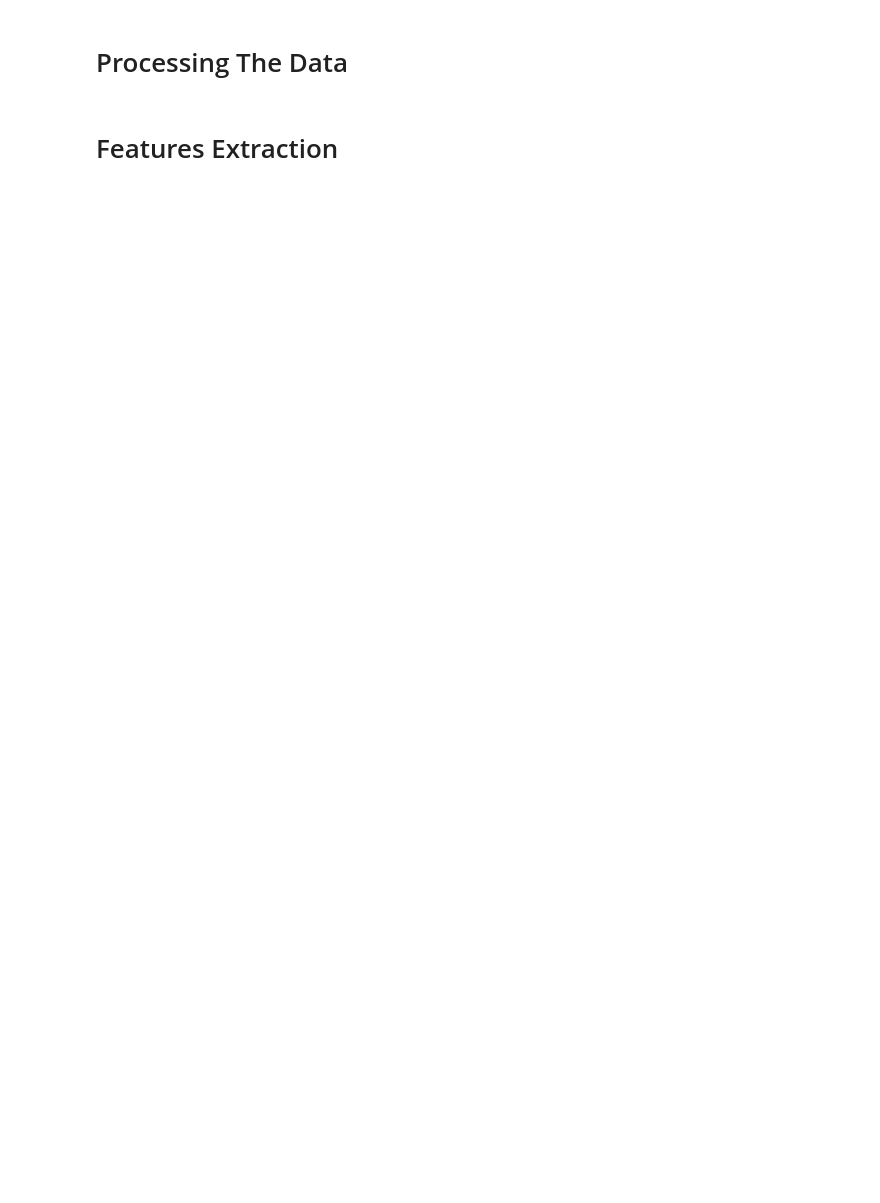
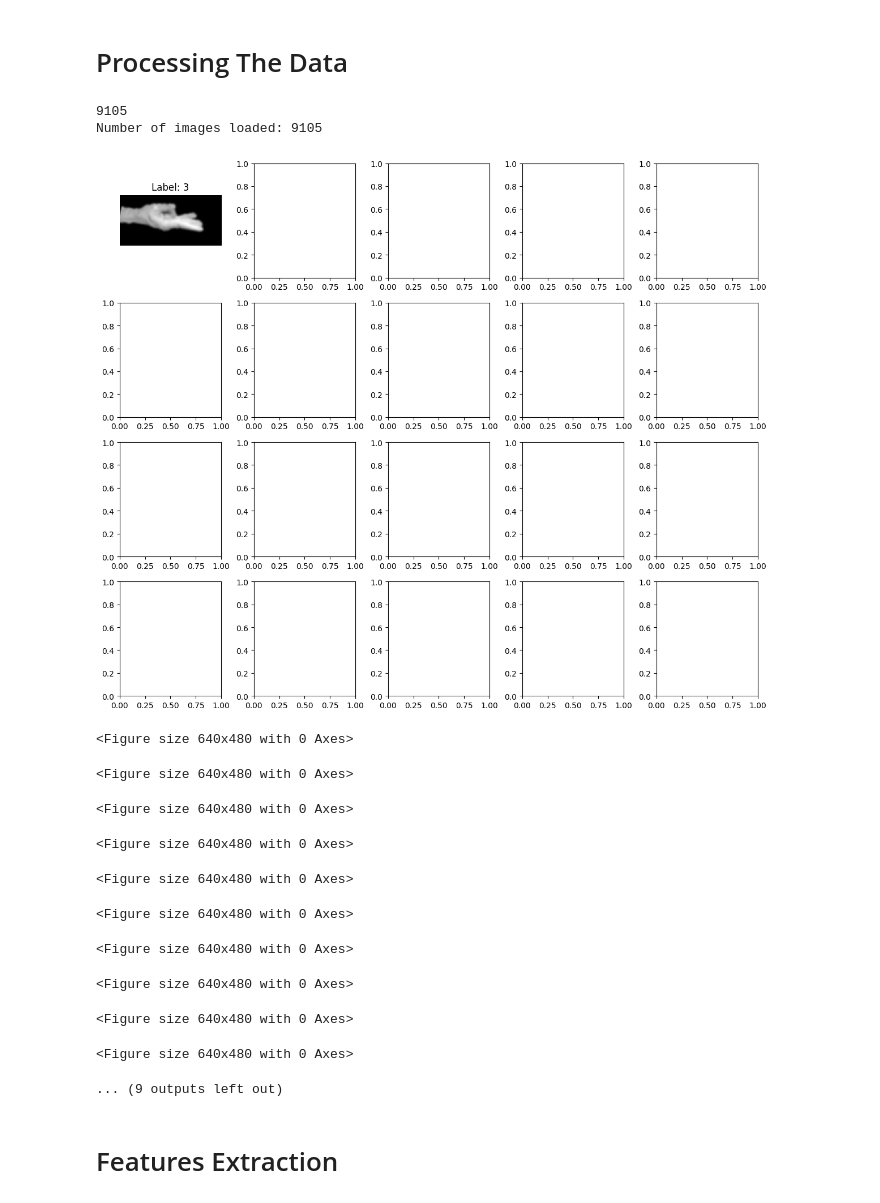
Before and after one commit to Mamdouh-Attia/hand_digit_recognizer, a Jupyter notebook: full_pipeline.ipynb, the cells around one changed output. Drawn from its saved outputs; the diff is of its cells as text; code cells hidden in the pictures; blank space fills up the shorter version.

```diff
--- a/full_pipeline.ipynb
+++ b/full_pipeline.ipynb
@@ -21,23 +23,39 @@ from FeaturesExtraction.Features import Features
 # Processing The Data
 # %%
 
-Processing_obj=Processing('dataset2_large')
+Processing_obj = Processing('dataset2')
 data_train = []
 labels = []
 
-rotation_angles = [10, -10, 20, -20]  # Define a list of angles for data augmentation
+# Define a list of angles for data augmentation
+rotation_angles = [10, -10, 20, -20]
 
-data_trian,labels=Processing_obj.ReadAndProcess(rotation_angles)
+data_train, labels = Processing_obj.ReadAndProcess(rotation_angles)
 
 print(f'Number of images loaded: {len(data_train)}')
 
 # Get 20 random indices from data_train
 random_indices = np.random.choice(len(data_train), size=20, replace=False)
 
 # Plot the 20 random grayscale images
 fig, axes = plt.subplots(nrows=4, ncols=5, figsize=(12, 10))
 
-Processing_obj.ShowSomeImages(axes,data_train,labels,random_indices)
+Processing_obj.ShowSomeImages(axes, data_train, labels, random_indices)
+# %% [output]
+9105
+Number of images loaded: 9105
+[figure, added]
+<Figure size 640x480 with 0 Axes>
+<Figure size 640x480 with 0 Axes>
+<Figure size 640x480 with 0 Axes>
+<Figure size 640x480 with 0 Axes>
+<Figure size 640x480 with 0 Axes>
+<Figure size 640x480 with 0 Axes>
+<Figure size 640x480 with 0 Axes>
+<Figure size 640x480 with 0 Axes>
+<Figure size 640x480 with 0 Axes>
+<Figure size 640x480 with 0 Axes>
+... (9 outputs left out)
 # %% [markdown]
 # Features Extraction
 # %%
```
Also changed, not shown: parts of 4 cells of this notebook, 2 other files.
